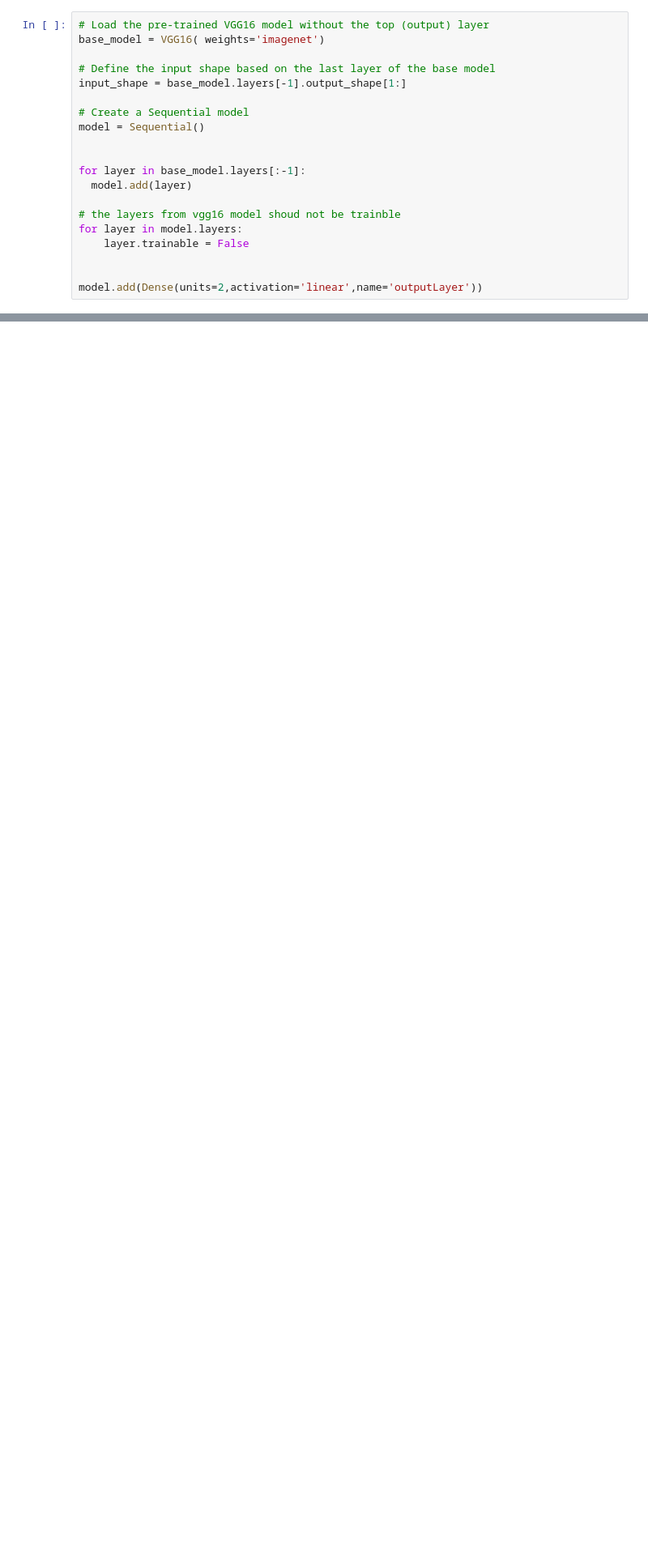
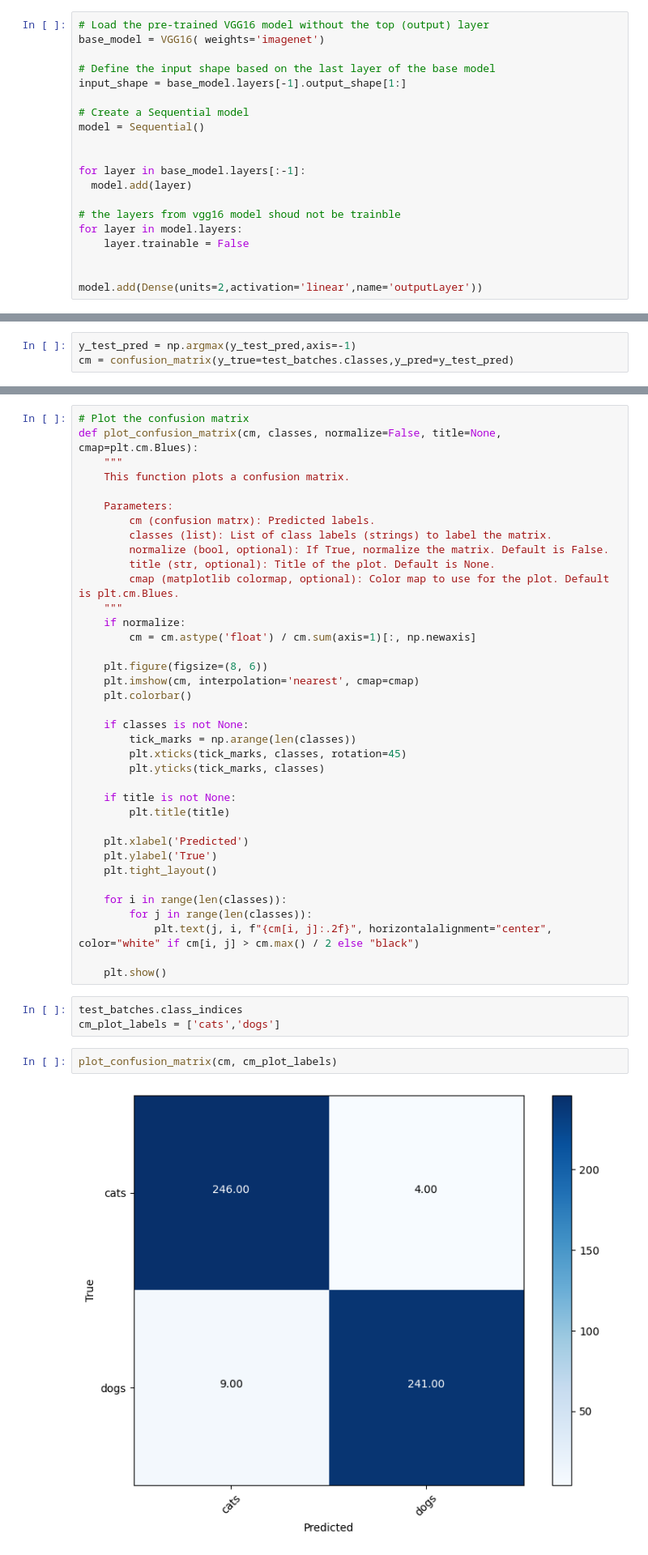
Before and after one commit to nabilaChehla/Transfer-Learning-for-flower-classification, a Jupyter notebook: catDogClassification.ipynb, the cells around one changed output, grey strips where cells are left out. Shown at 81% size. Drawn from its saved outputs; the diff is of its cells as text; blank space fills up the shorter version.

```diff
--- a/catDogClassification.ipynb
+++ b/catDogClassification.ipynb
@@ -151,0 +252,3 @@ model.summary()
+# %%
+y_test_pred = np.argmax(y_test_pred,axis=-1)
+cm = confusion_matrix(y_true=test_batches.classes,y_pred=y_test_pred)
@@ -151,0 +257,44 @@ model.summary()
+# %%
+# Plot the confusion matrix
+def plot_confusion_matrix(cm, classes, normalize=False, title=None, cmap=plt.cm.Blues):
+    """
+    This function plots a confusion matrix.
+
+    Parameters:
+        cm (confusion matrx): Predicted labels.
+        classes (list): List of class labels (strings) to label the matrix.
+        normalize (bool, optional): If True, normalize the matrix. Default is False.
+        title (str, optional): Title of the plot. Default is None.
+        cmap (matplotlib colormap, optional): Color map to use for the plot. Default is plt.cm.Blues.
+    """
+    if normalize:
+        cm = cm.astype('float') / cm.sum(axis=1)[:, np.newaxis]
+
+    plt.figure(figsize=(8, 6))
+    plt.imshow(cm, interpolation='nearest', cmap=cmap)
+    plt.colorbar()
+
+    if classes is not None:
+        tick_marks = np.arange(len(classes))
+        plt.xticks(tick_marks, classes, rotation=45)
+        plt.yticks(tick_marks, classes)
+
+    if title is not None:
+        plt.title(title)
+
+    plt.xlabel('Predicted')
+    plt.ylabel('True')
+    plt.tight_layout()
+
+    for i in range(len(classes)):
+        for j in range(len(classes)):
+            plt.text(j, i, f"{cm[i, j]:.2f}", horizontalalignment="center", color="white" if cm[i, j] > cm.max() / 2 else "black")
+
+    plt.show()
+# %%
+test_batches.class_indices
+cm_plot_labels = ['cats','dogs']
+# %%
+plot_confusion_matrix(cm, cm_plot_labels)
+# %% [output]
+[figure, added]
```
Also changed, not shown: parts of 14 cells of this notebook.
